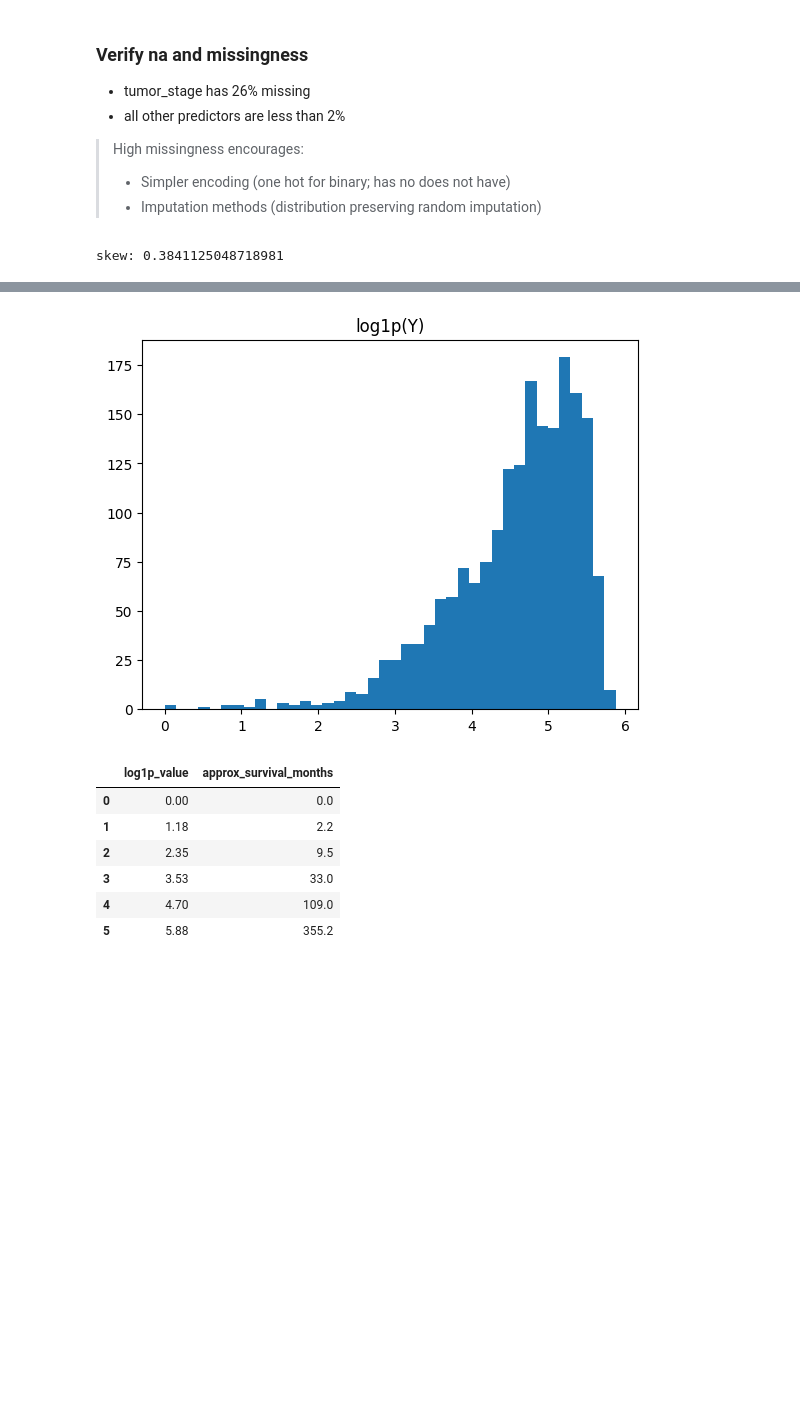
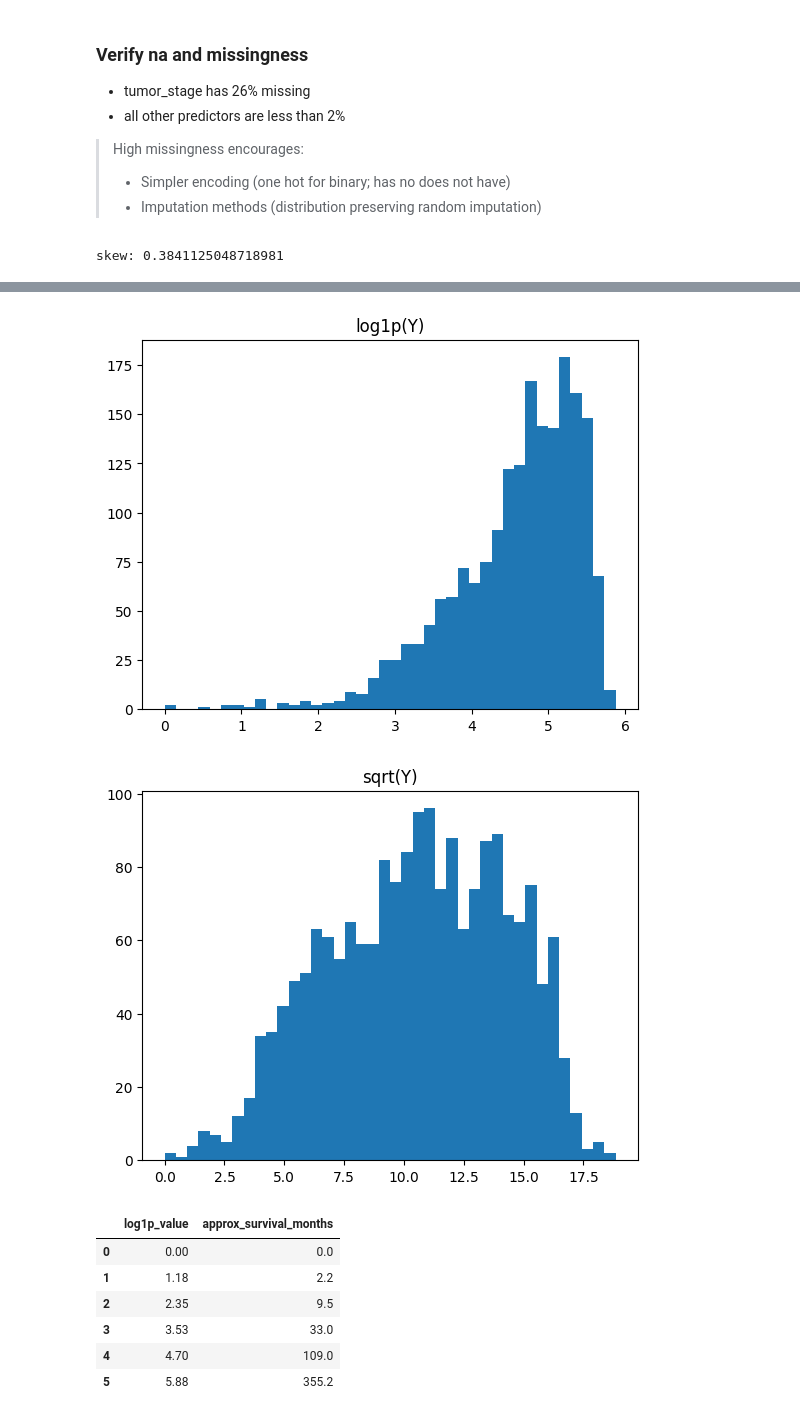
Before and after one commit to harrisdurrani/data_mining_project, a Jupyter notebook: project.ipynb, the cells around one changed output, grey strips where cells are left out. Cells and saved outputs as stored; diff of their text form; code cells hidden in the pictures; blank space fills up the shorter version.

```diff
--- a/project.ipynb
+++ b/project.ipynb
@@ -272,17 +124,0 @@ def evaluate_model(df, predictors, target, k=5, random_state=42):
-# %%
-results = []
-for name, predictors in models.items():
-    out = evaluate_model(df, predictors, target, k=5)
-    results.append({
-        "Model": name,
-        "Predictors": ", ".join(predictors),
-        "N": out["n_obs"],
-        "Features(after dummies)": out["n_features_after_dummies"],
-        "AIC": out["AIC"],
-        "BIC": out["BIC"],
-        "CV MSE(mean)": out["CV_MSE_mean"],
-        "CV MSE(std)": out["CV_MSE_std"],
-    })
-
-results_df = pd.DataFrame(results)
-results_df
@@ -385,17 +195,19 @@ dtype: float64
 # %%
 # Drop NA's
 Y = X[target].dropna()
 
 # Skew value
 print("skew:", Y.skew())
 
 # Distribution and log distribution
 plt.hist(Y, bins=40); plt.title("Y = overall_survival_months"); plt.show()
 plt.hist(np.log1p(Y), bins=40); plt.title("log1p(Y)"); plt.show()
+plt.hist(np.sqrt(Y), bins=40); plt.title("sqrt(Y)"); plt.show()
 # %% [output]
 skew: 0.3841125048718981
 [figure]
 [figure]
+[figure, added]
 # %%
 # log-scale interpretation
 
```
Also changed, not shown: parts of 26 cells of this notebook, 1 other file.
